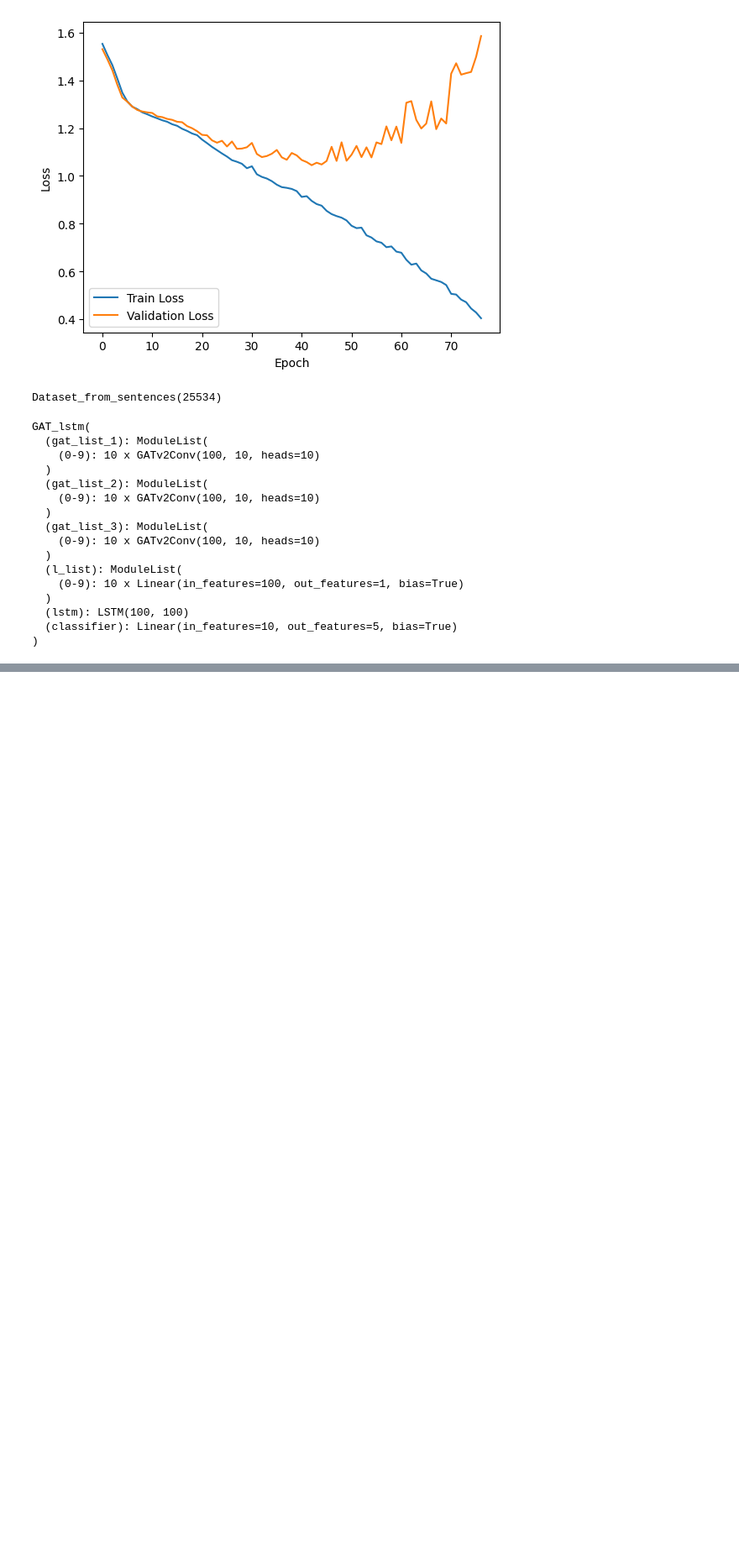
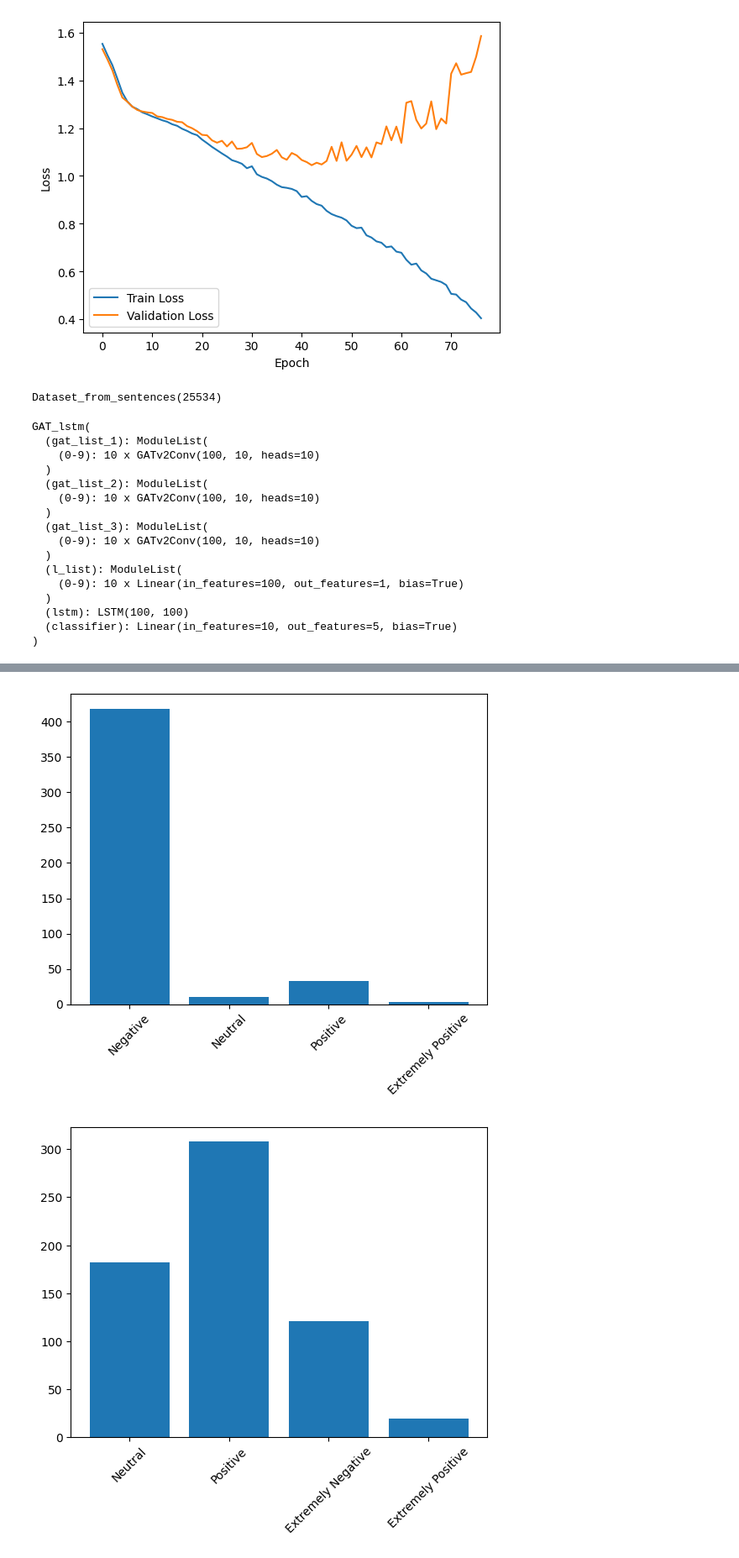
Before and after one commit to GiovanniPioDelvecchio/GCNs_on_text, a Jupyter notebook: GNN_training.ipynb, the cells around one changed output, grey strips where cells are left out. Shown at 84% size. Drawn from its saved outputs; the diff is of its cells as text; code cells hidden in the pictures; blank space fills up the shorter version.

```diff
--- a/GNN_training.ipynb
+++ b/GNN_training.ipynb
@@ -1252,6 +1241,7 @@ def eval_model(model, loader_val, criterion, batch_size):
   idx_wrong_samples = np.array([], dtype = int)
   model_wrong_predictions = np.array([], dtype = int)
   correct_labels = np.array([], dtype = int)
+  all_predictions = np.array([], dtype = int)
   with torch.no_grad():
       for i, batch in tqdm(enumerate(loader_val)):
         out = model(batch.x.to(device), batch.edge_index.to(device), batch.batch.to(device))
@@ -1262,18 +1252,20 @@ def eval_model(model, loader_val, criterion, batch_size):
         within_batch_misscl_idxs = diff_idxs(out.argmax(dim=1).cpu(), batch.y.cpu())
         curr_idx_wrong_samples = (batch_size * i) + within_batch_misscl_idxs
         model_wrong_predictions = np.concatenate((model_wrong_predictions, out.argmax(dim=1).cpu()[within_batch_misscl_idxs]))
+        all_predictions = np.concatenate((all_predictions, out.argmax(dim=1).cpu()))
         idx_wrong_samples = np.concatenate((idx_wrong_samples, curr_idx_wrong_samples))
         correct_labels = np.concatenate((correct_labels, batch.y.cpu()[within_batch_misscl_idxs]))
         #visualize_embedding(embed, batch.y, epoch, loss_val)
       mean_loss_val /= (i + 1)
       mean_acc_val /= (i + 1)
-  return mean_loss_val, mean_acc_val, idx_wrong_samples, model_wrong_predictions, correct_labels
+  return mean_loss_val, mean_acc_val, idx_wrong_samples, model_wrong_predictions, correct_labels, all_predictions
 # %%
 batch_size = 64
 #trained_gat_model = trained_gat[1]
 loader_test = DataLoader(cv19_graph_data_test.data_list, batch_size=batch_size, shuffle=False)
 criterion = torch.nn.CrossEntropyLoss(label_smoothing = 0.01)
-mean_loss_test, mean_acc_test, idx_wrong_samples, model_wrong_predictions, correct_labels = eval_model(trained_gat_model, loader_test, criterion, batch_size)
+mean_loss_test, mean_acc_test, idx_wrong_samples, model_wrong_predictions, correct_labels, all_predictions = eval_model(trained_gat_model, \
+                                                                                                        loader_test, criterion, batch_size)
 # %%
 print(f'Test loss: {mean_loss_test}')
 print(f'Test accuracy: {mean_acc_test}')
@@ -1448,0 +1279,13 @@ tensor([3, 1, 3,  ..., 2, 1, 1])
+# %%
+def num_labels_to_text_labels(labels):
+    lab_dict={
+        0:'Extremely Negative',
+        1:'Negative',
+        2:'Neutral',
+        3:'Positive',
+        4:'Extremely Positive'
+    }
+    labels = list(map(lab_dict.get, labels))
+    #print(labels)
+
+    return labels
@@ -1448,0 +1307,17 @@ tensor([3, 1, 3,  ..., 2, 1, 1])
+# %%
+def plot_missclassification_histogram(correct_labels, model_wrong_predictions, label):
+    from collections import Counter
+    import matplotlib.pyplot as plt
+    missclass = []
+    idx_label = np.where(correct_labels == label)
+    missclass = model_wrong_predictions[idx_label]
+    dict_counts = dict(Counter(missclass))
+    to_plot = plt.bar(num_labels_to_text_labels(list(dict_counts.keys())), list(dict_counts.values()))
+    plt.xticks(rotation = 45)
+    plt.show()
+# %%
+for label in range(0, 5):
+    plot_missclassification_histogram(correct_labels, model_wrong_predictions, label)
+# %% [output]
+[figure, added]
+[figure, added]
```
Also changed, not shown: parts of 19 cells of this notebook.
